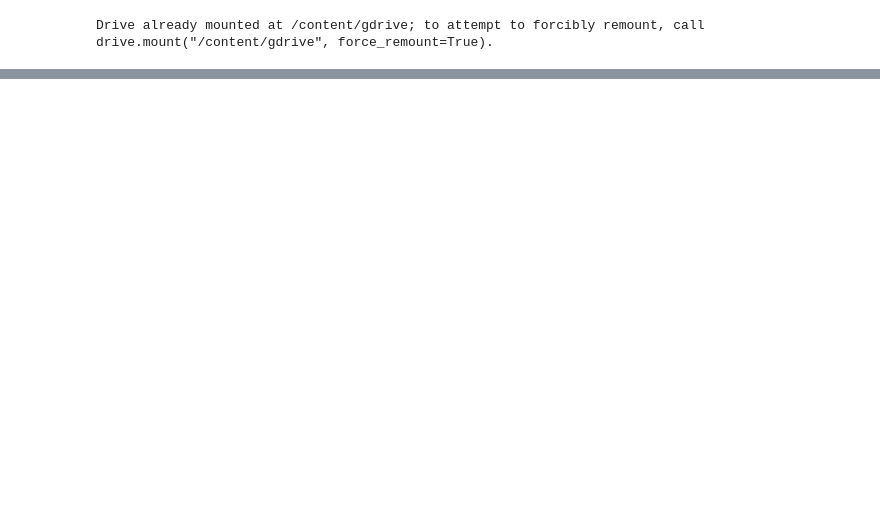
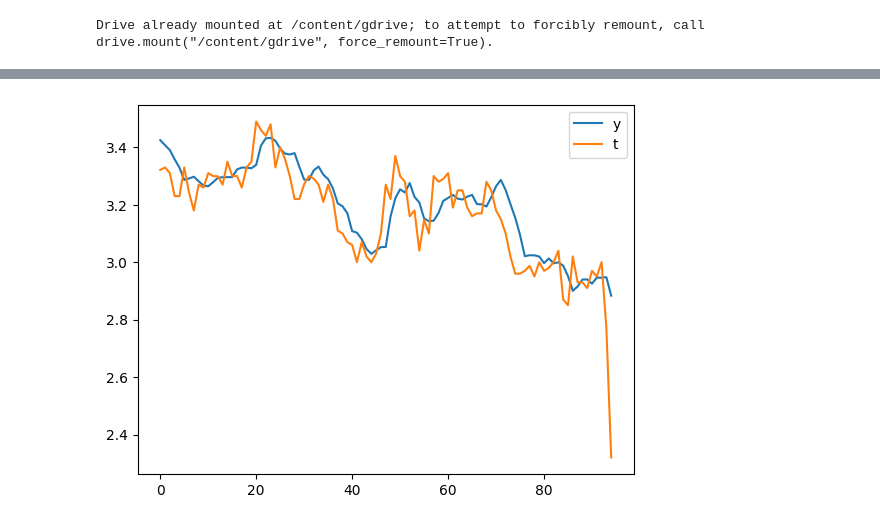
Before and after one commit to Kesavar-Kabilar/StocksRNN-PricePredictor, a Jupyter notebook: StocksRNN.ipynb, the cells around one changed output, grey strips where cells are left out. Drawn from its saved outputs; the diff is of its cells as text; code cells hidden in the pictures; blank space fills up the shorter version.

Commit message:
Completed training function

```diff
--- a/StocksRNN.ipynb
+++ b/StocksRNN.ipynb
@@ -15,7 +17,7 @@ data_path = "/content/gdrive/My Drive/Project/Stocks/"
 def get_all_files(data_path=data_path):
     all_files = []
 
-    for file in os.listdir(data_path)[:10]:
+    for file in os.listdir(data_path)[:100]:
         f = open(data_path+file)
         if len(f.readlines()) > 100:
             all_files.append(data_path+file)
@@ -30,9 +32,9 @@ n = len(all_files)
 all_files = np.array(all_files, dtype=str)
 np.random.shuffle(all_files)
 
-training_data = all_files[:int(n*0.6)]
-validation_data = all_files[int(n*0.6):int(n*0.8)]
-test_data = all_files[int(n*0.8):]
+training_files = all_files[:int(n*0.6)]
+validation_files = all_files[int(n*0.6):int(n*0.8)]
+test_files = all_files[int(n*0.8):]
 # %%
 def transform_data(file, K):
     X, T = [], []
@@ -90,0 +99,12 @@ def get_mean_squared_error(model, files, K):
+# %%
+def get_mean_error(model, crit, files, K):
+    T, Y = [], []
+    for f in files:
+        x, t = transform_data(f, K)
+        output = model(x)
+        T.append(t)
+        Y.append(output)
+
+    T = torch.concat(T, 0)
+    Y = torch.concat(Y, 0)
+    return crit(Y, T.reshape(-1, 1)).detach().numpy()
@@ -90,0 +164,10 @@ def get_mean_squared_error(model, files, K):
+# %%
+modelRNN = StocksRNN(4, 150)
+train_rnn_network(modelRNN,
+                  training_files,
+                  validation_files,
+                  num_epochs=100,
+                  batch_size=500,
+                  learning_rate=1e-5,
+                  K=5)
+print("Test Data Accuracy: ", get_mean_error(modelRNN, nn.MSELoss(), test_files, 10))
@@ -90,0 +189,10 @@ def get_mean_squared_error(model, files, K):
+# %%
+X, T = transform_data(test_files[0], 5)
+Y = modelRNN(X)
+
+plt.plot(np.arange(len(Y)), Y.detach().numpy(), label="y")
+plt.plot(np.arange(len(T)), T, label="t")
+plt.legend()
+plt.show()
+# %% [output]
+[figure, added]
```
Also changed, not shown: parts of 7 cells of this notebook.
